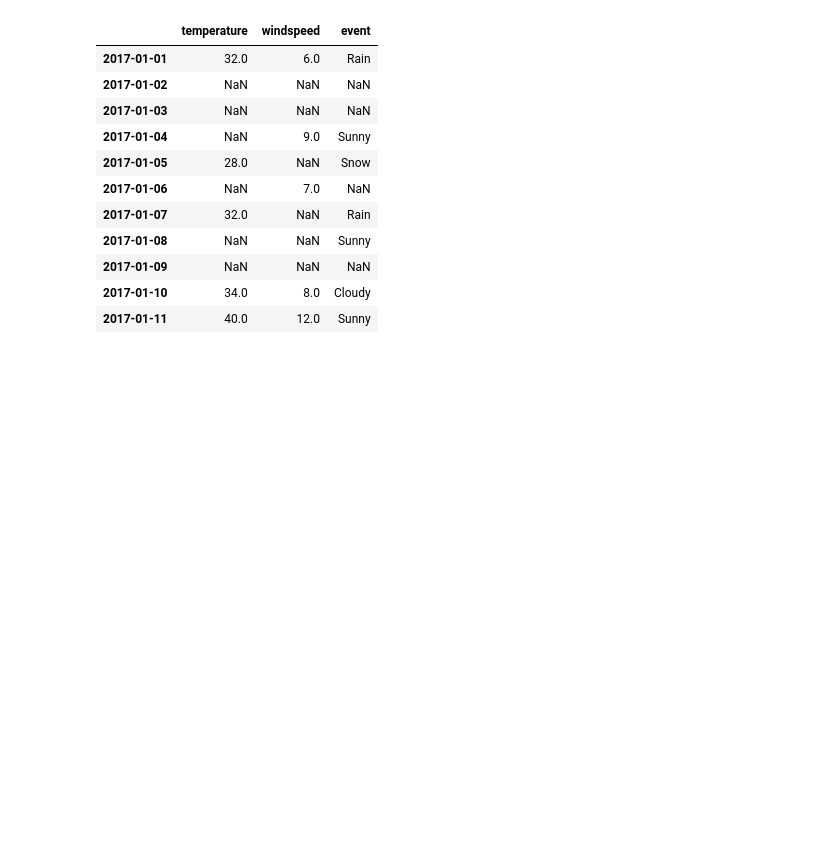
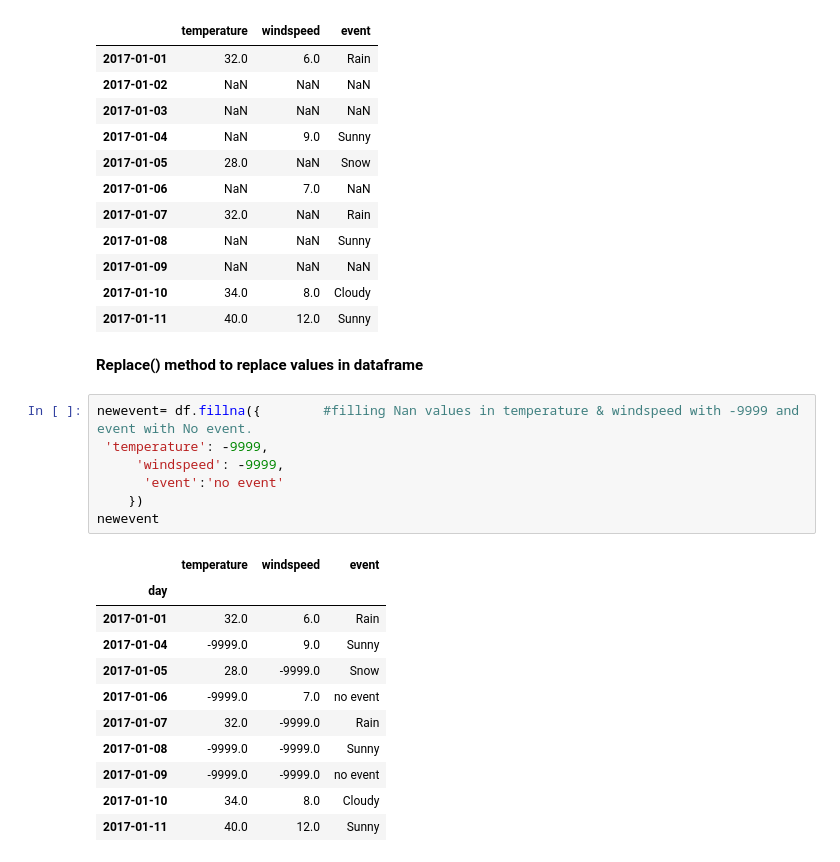
Before and after one commit to singammanasvi9440/Data_Analysis, a Jupyter notebook: Pandas.ipynb, the cells around one changed output. Cells and saved outputs as stored; diff of their text form; blank space fills up the shorter version.

```diff
--- a/Pandas.ipynb
+++ b/Pandas.ipynb
@@ -298,3 +299,24 @@ df
 | 2017-01-09 | NaN | NaN | NaN |
 | 2017-01-10 | 34.0 | 8.0 | Cloudy |
 | 2017-01-11 | 40.0 | 12.0 | Sunny |
+# %% [markdown]
+**Replace() method to replace values in dataframe**
+# %%
+newevent= df.fillna({        #filling Nan values in temperature & windspeed with -9999 and event with No event.
+ 'temperature': -9999,
+     'windspeed': -9999,
+      'event':'no event'
+    })
+newevent
+# %% [output]
+|  | temperature | windspeed | event |
+| day |  |  |  |
+| 2017-01-01 | 32.0 | 6.0 | Rain |
+| 2017-01-04 | -9999.0 | 9.0 | Sunny |
+| 2017-01-05 | 28.0 | -9999.0 | Snow |
+| 2017-01-06 | -9999.0 | 7.0 | no event |
+| 2017-01-07 | 32.0 | -9999.0 | Rain |
+| 2017-01-08 | -9999.0 | -9999.0 | Sunny |
+| 2017-01-09 | -9999.0 | -9999.0 | no event |
+| 2017-01-10 | 34.0 | 8.0 | Cloudy |
+| 2017-01-11 | 40.0 | 12.0 | Sunny |
```
Also changed, not shown: parts of 5 cells of this notebook.
